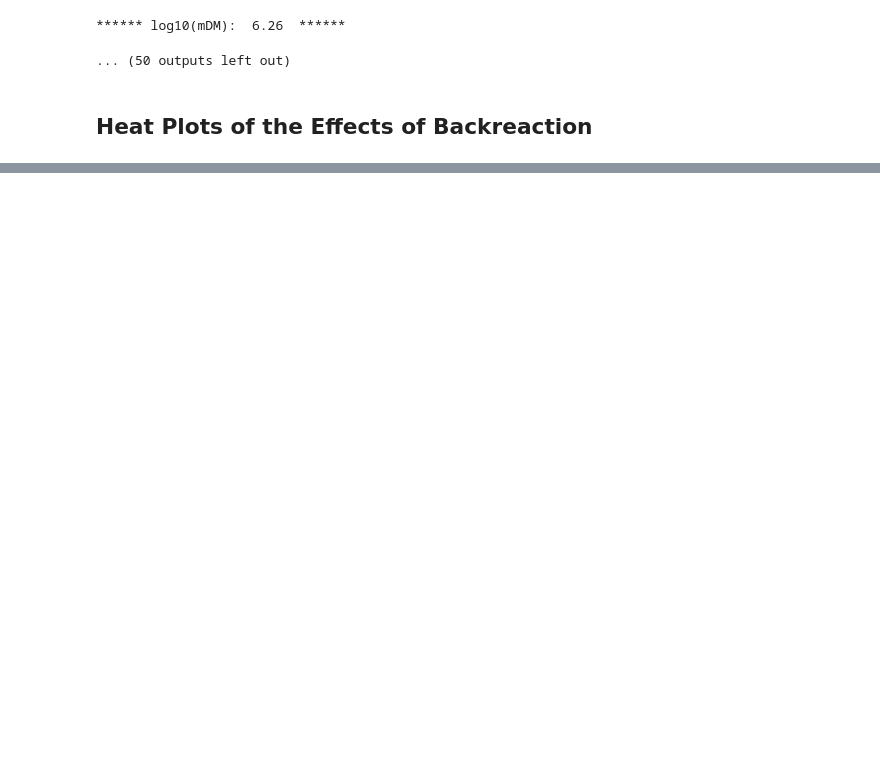
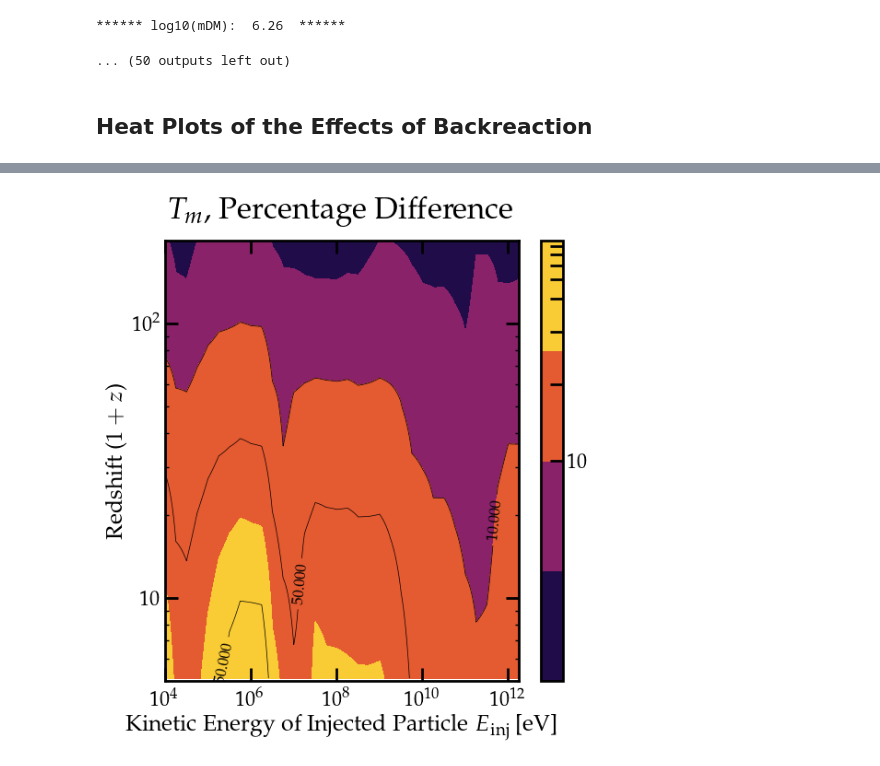
Before and after one commit to hongwanliu/DarkHistory, a Jupyter notebook: examples/Example14_backReaction.ipynb, the cells around one changed output, grey strips where cells are left out. Saved outputs shown, nothing was run; the diff lists cells and outputs as text; code cells hidden in the pictures; blank space fills up the shorter version.

```diff
--- a/examples/Example14_backReaction.ipynb
+++ b/examples/Example14_backReaction.ipynb
@@ -427,0 +350,96 @@ plt.savefig('/Users/'+user+'/Desktop/backReact_elec_residuals.png')
+# %%
+user = 'gregoryridgway'
+inj_part = 'phot'
+inj_type = 'decay'
+
+log10_E = log10_Einj_arr
+
+if inj_part == 'phot':
+    cf=4
+    diff_list = np.array([Tm_br[k][inj_part+'_'+inj_type]/Tm_no_br[k][inj_part+'_'+inj_type][:,0]-1 for k in np.arange(34)])
+else:
+    if inj_type == 'elec':
+        diff_list = np.array([Tm_br[k][inj_part+'_'+inj_type]/Tm_no_br[k][inj_part+'_'+inj_type][:,0]-1 for k in np.arange(34)])
+    else:
+        log10_E = log10_Einj_elec_decay_arr
+        diff_list = np.array([Tm_elec_decay_br[k]/Tm_elec_decay_no_br[k][:,0]-1 for k in np.arange(30)])
+    cf=12
+
+rs_list = np.exp(np.arange(np.log(2e2), np.log(5.1), step=-0.001*cf))
+length=len(rs_list)
+
+plt.figure()
+
+ax = plt.gca()
+ax.loglog()
+
+if inj_part == 'phot':
+    if inj_type == 'decay':
+        levels = [10, 50, 150, 300, 450, 600, 750, 900, 1050]
+        labels = {
+            10:r'10\%',
+            50:r'50\%',
+            150:r'150\%',
+            300:r'300\%',
+            600:r'600\%',
+            750:r'750\%',
+            900:r'900\%',
+            1050: r'1050\%'
+        }
+    else:
+        levels = [.1, .5, 1, 2, 5, 10, 15]
+        labels = {
+            .1: r'.1\%',
+            .5:r'.5\%',
+            1:r'1\%',
+            2:r'2\%',
+            5:r'5\%',
+            10:r'10\%',
+            15:r'15\%',
+        }
+else:
+    levels = [5, 10, 50, 100, 200, 300, 500, 1000]
+    labels = {
+        5:r'$5$\%',
+        10:r'$10$\%',
+        50:r'$50$\%',
+        100:r'$100$\%',
+        200:r'$200$\%',
+        300:r'$300$\%',
+        500:r'$500$\%',
+        1000:r'$1000$\%'
+    }
+
+plt_heating = plt.contour(
+    10**log10_E, rs_list,
+    np.transpose(np.abs(diff_list)*100)[-length:],
+    levels=levels,
+    linewidths=0.5,
+    colors='k'
+)
+plt.axis([10**log10_E[0], 10**log10_E[-1], 5, 2e2])
+
+plt.clabel(
+    plt_heating, inline=True, fontsize=12, rightside_up=True,
+#     fmt=labels
+)
+
+cntr1 = ax.contourf(10**log10_E,
+                    rs_list,
+                    np.transpose(np.abs(diff_list)*100)[-length:],
+                    100,
+                    norm=matplotlib.colors.LogNorm(),
+                    cmap=matplotlib.cm.inferno)
+
+cbar = plt.colorbar(cntr1, ax=ax, ticks = levels)
+cbar.ax.set_xticklabels(str(levels))
+
+# plt.colorbar(cntr1, ax=ax)
+
+# plt.title(r'\bf{$\delta_{T_m}$}')
+plt.title('$T_m$, Percentage Difference')
+plt.ylabel(r'Redshift ($1+z$)')
+plt.xlabel(r'Kinetic Energy of Injected Particle $E_\mathrm{inj}$ [eV]')
+
+# plt.savefig('/Users/'+user+'/Dropbox (MIT)/Photon Deposition/plots/backReact_phot_residuals.pdf')
+# %% [output]
@@ -427,0 +447 @@ plt.savefig('/Users/'+user+'/Desktop/backReact_elec_residuals.png')
+[figure, added]
```
Also changed, not shown: parts of 4 cells of this notebook, 2 other files.
